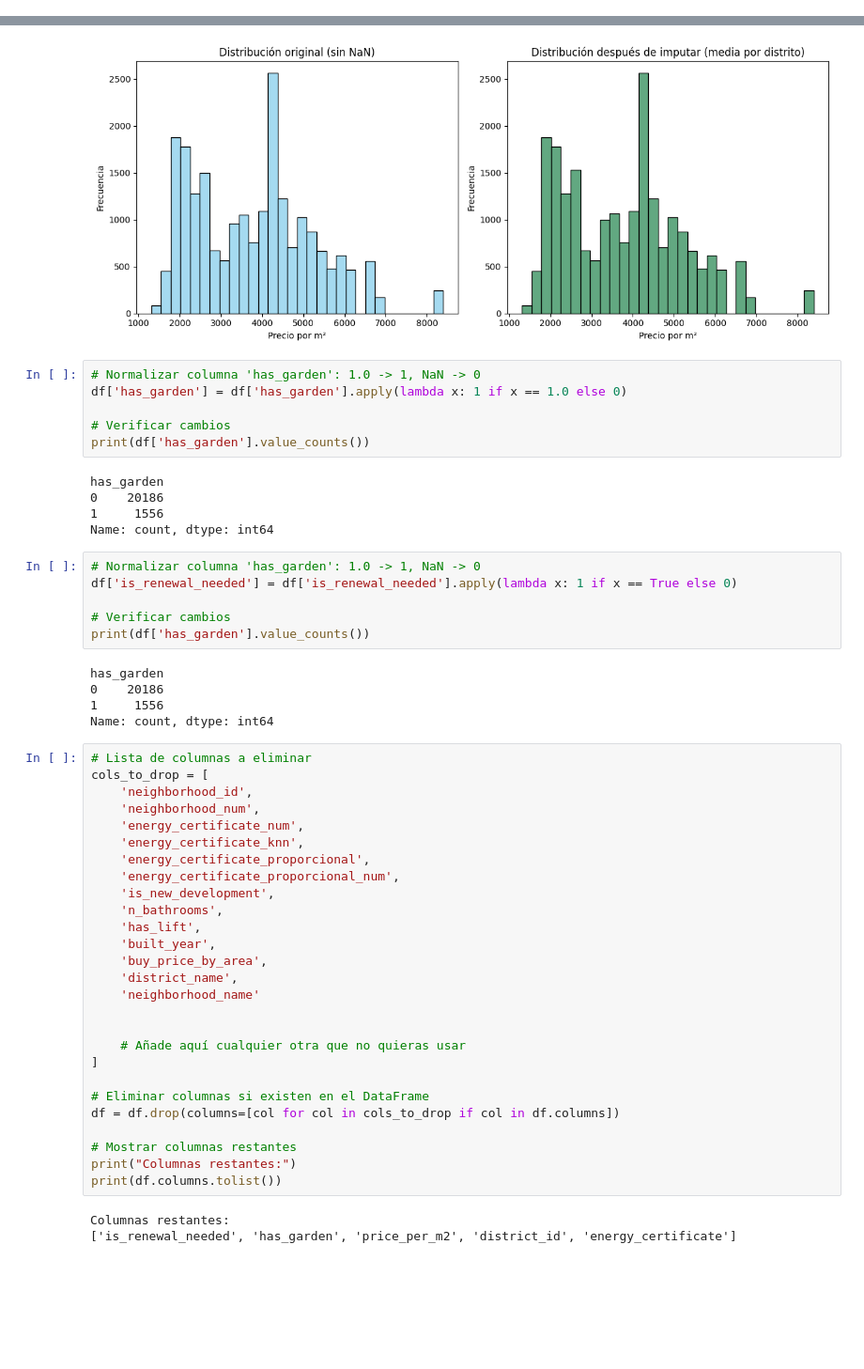
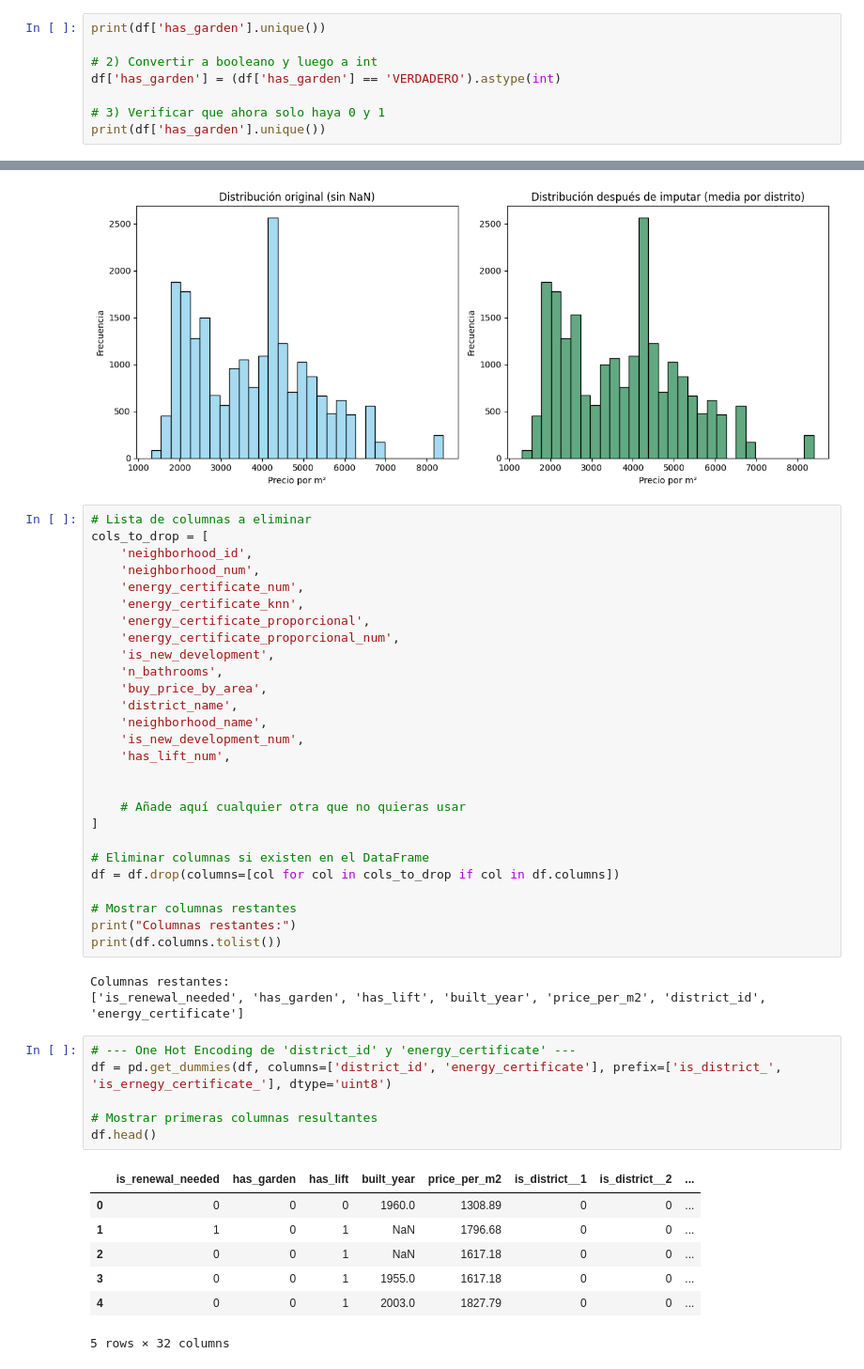
Before and after one commit to carleslobon/MD2, a Jupyter notebook: preprocessing/preprocessing_alejandro.ipynb, the cells around one changed output, grey strips where cells are left out. Shown at 94% size. Saved outputs shown, nothing was run; the diff lists cells and outputs as text; blank space fills up the shorter version.

```diff
--- a/preprocessing/preprocessing_alejandro.ipynb
+++ b/preprocessing/preprocessing_alejandro.ipynb
@@ -36,0 +53,8 @@ df.to_excel('first.xlsx', index=False)
+# %%
+print(df['has_garden'].unique())
+
+# 2) Convertir a booleano y luego a int
+df['has_garden'] = (df['has_garden'] == 'VERDADERO').astype(int)
+
+# 3) Verificar que ahora solo haya 0 y 1
+print(df['has_garden'].unique())
@@ -216,28 +263,6 @@ Después de imputar:
 - NaNs: 0 / 21742
 - Porcentaje: 0.00%
 [figure]
-# %%
-# Normalizar columna 'has_garden': 1.0 -> 1, NaN -> 0
-df['has_garden'] = df['has_garden'].apply(lambda x: 1 if x == 1.0 else 0)
-
-# Verificar cambios
-print(df['has_garden'].value_counts())
-# %% [output]
-has_garden
-0    20186
-1     1556
-Name: count, dtype: int64
-# %%
-# Normalizar columna 'has_garden': 1.0 -> 1, NaN -> 0
-df['is_renewal_needed'] = df['is_renewal_needed'].apply(lambda x: 1 if x == True else 0)
-
-# Verificar cambios
-print(df['has_garden'].value_counts())
-# %% [output]
-has_garden
-0    20186
-1     1556
-Name: count, dtype: int64
 # %%
 # Lista de columnas a eliminar
 cols_to_drop = [
@@ -249,11 +274,11 @@ cols_to_drop = [
     'energy_certificate_proporcional_num',
     'is_new_development',
     'n_bathrooms',
-    'has_lift',
-    'built_year',
     'buy_price_by_area',
     'district_name',
-    'neighborhood_name'
+    'neighborhood_name',
+    'is_new_development_num',
+    'has_lift_num',
 
 
     # Añade aquí cualquier otra que no quieras usar
@@ -267,6 +292,20 @@ print("Columnas restantes:")
 print(df.columns.tolist())
 # %% [output]
 Columnas restantes:
-['is_renewal_needed', 'has_garden', 'price_per_m2', 'district_id', 'energy_certificate']
+['is_renewal_needed', 'has_garden', 'has_lift', 'built_year', 'price_per_m2', 'district_id', 'energy_certificate']
+# %%
+# --- One Hot Encoding de 'district_id' y 'energy_certificate' ---
+df = pd.get_dummies(df, columns=['district_id', 'energy_certificate'], prefix=['is_district_', 'is_ernegy_certificate_'], dtype='uint8')
+
+# Mostrar primeras columnas resultantes
+df.head()
+# %% [output]
+|  | is_renewal_needed | has_garden | has_lift | built_year | price_per_m2 | is_district__1 | is_district__2 | ... |
+| 0 | 0 | 0 | 0 | 1960.0 | 1308.89 | 0 | 0 | ... |
+| 1 | 1 | 0 | 1 | NaN | 1796.68 | 0 | 0 | ... |
+| 2 | 0 | 0 | 1 | NaN | 1617.18 | 0 | 0 | ... |
+| 3 | 0 | 0 | 1 | 1955.0 | 1617.18 | 0 | 0 | ... |
+| 4 | 0 | 0 | 1 | 2003.0 | 1827.79 | 0 | 0 | ... |
+5 rows × 32 columns
 # %%
 # Guardar el DataFrame actualizado en un nuevo archivo Excel
```
Also changed, not shown: parts of 6 cells of this notebook, 2 other files.
